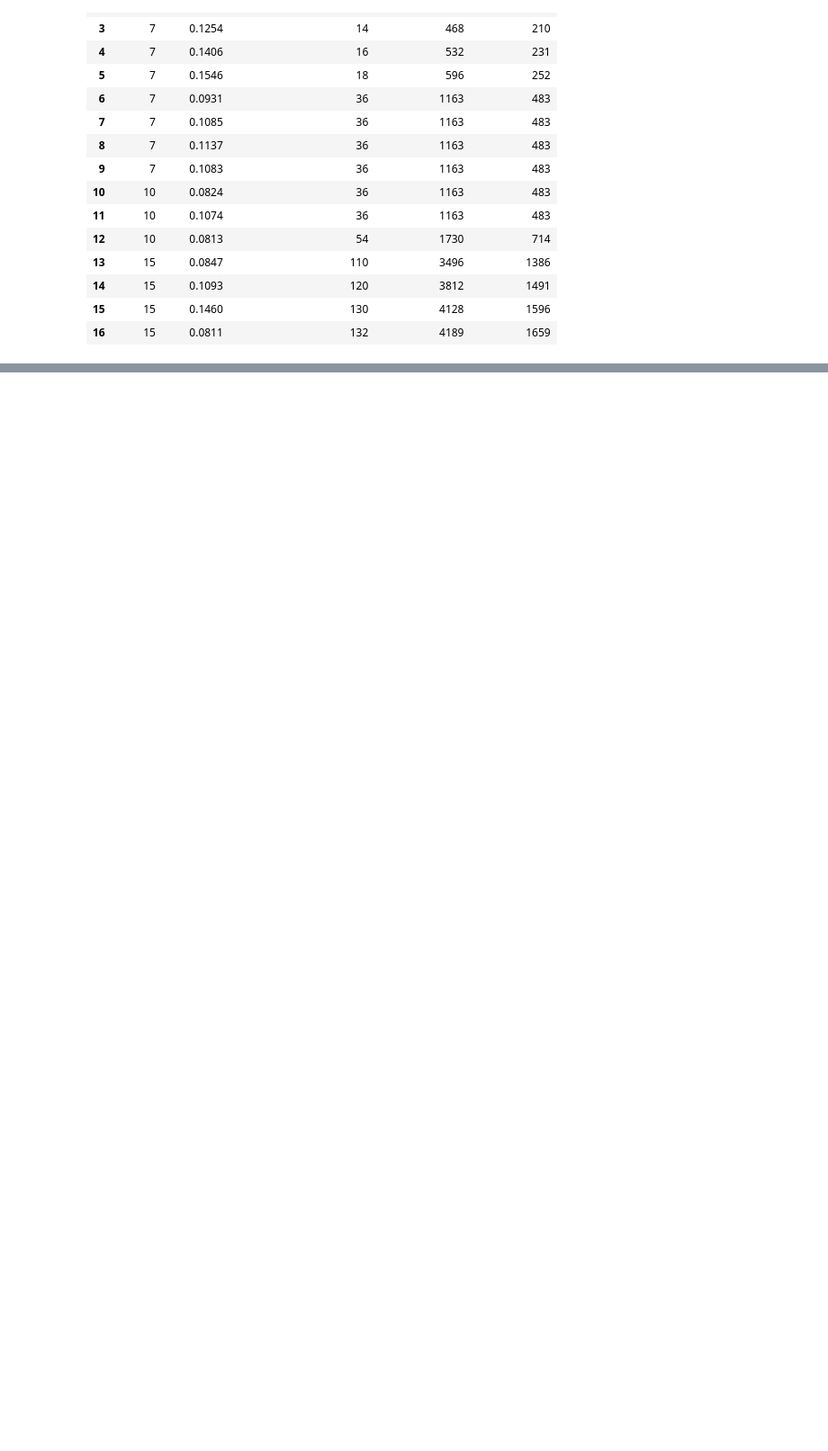
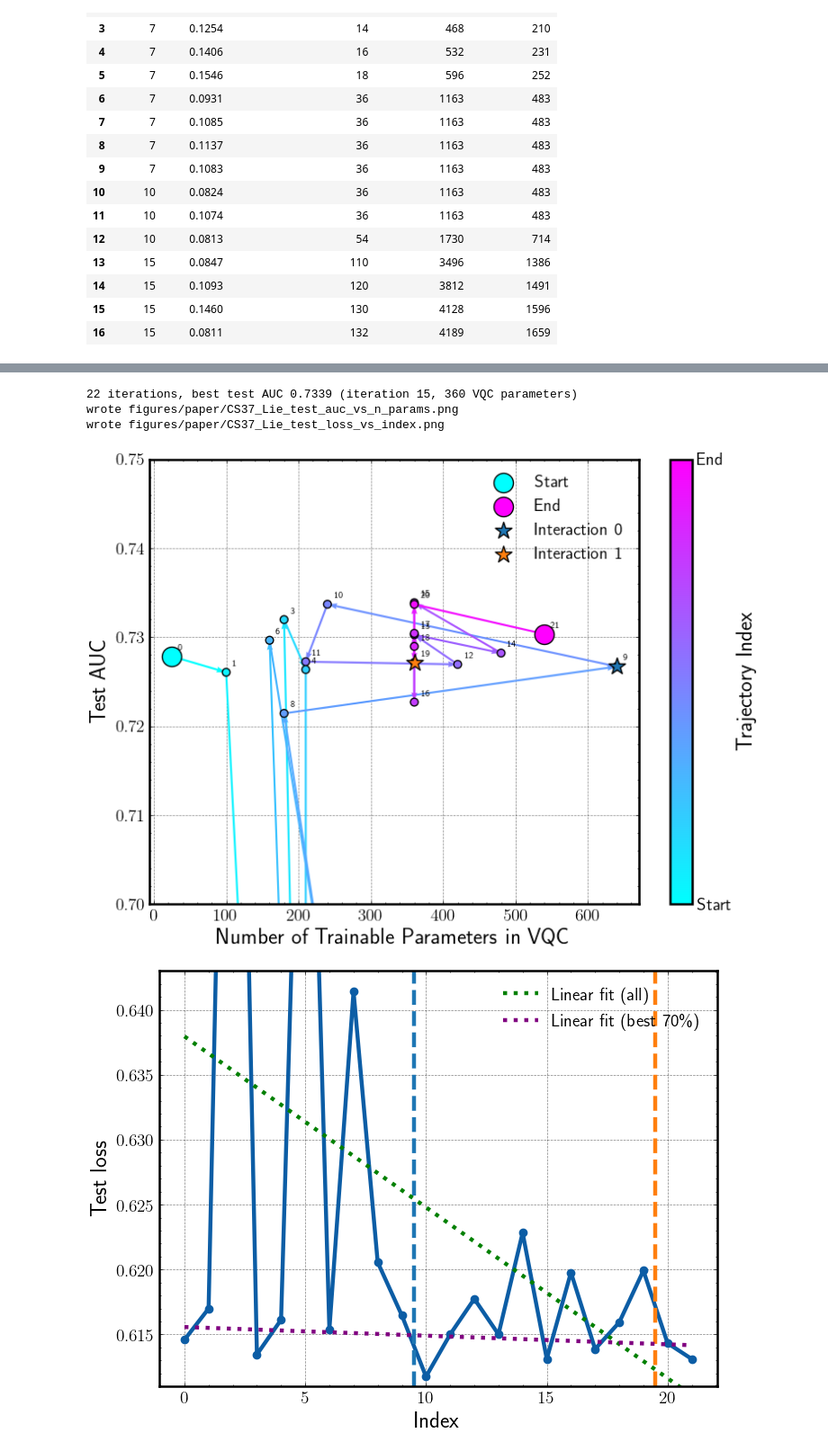
Before and after one commit to BoGGoG/agentic-vqc-design, a Jupyter notebook: paper_figures.ipynb, the cells around one changed output, grey strips where cells are left out. Shown at 90% size. Saved outputs shown, nothing was run; the diff lists cells and outputs as text; code cells hidden in the pictures; blank space fills up the shorter version.

```diff
--- a/paper_figures.ipynb
+++ b/paper_figures.ipynb
@@ -594,0 +605,78 @@ iteration 16: 4189 gates, 1386 CNOTs, depth 1659
+# %%
+LIE_FOLDER = "LieEQGNN_runs_log_Sonnet_3_7_2025_12_23"
+LIE_INTERACTIONS = [9, 19]
+
+lie_files = sorted(glob.glob(str(RUNS / LIE_FOLDER / "*.parquet")))
+lie = pd.concat([pd.read_parquet(f) for f in lie_files], ignore_index=True)
+# n_trainable_params_VQC holds one entry per VQC in the model; the figure uses their sum.
+lie["n_params_VQC_total"] = lie["n_trainable_params_VQC"].apply(
+    lambda d: sum(v for v in d.values() if v is not None)
+)
+best = int(lie["test_auc"].idxmax())
+print(f"{len(lie)} iterations, best test AUC {lie['test_auc'].max():.4f} (iteration {best}, "
+      f"{lie['n_params_VQC_total'][best]} VQC parameters)")
+
+
+def plot_lie_auc_vs_params(df, interactions):
+    x = df["n_params_VQC_total"].to_numpy()
+    y = df["test_auc"].to_numpy()
+    fig, ax = plt.subplots(figsize=(8, 6))
+    n = len(x)
+    norm = mpl.colors.Normalize(vmin=0, vmax=n - 1)
+    cmap = plt.cm.cool
+    colors = cmap(norm(np.arange(n)))
+    ax.quiver(x[:-1], y[:-1], np.diff(x), np.diff(y), angles="xy", scale_units="xy", scale=1,
+              color=colors[:-1], width=0.004)
+    for i, (xi, yi) in enumerate(zip(x, y)):
+        ax.annotate(str(i), (xi, yi), textcoords="offset points", xytext=(5, 5), ha="left", fontsize=7)
+    ax.scatter(x, y, c=colors, s=40, edgecolor="k")
+    ax.scatter(x[0], y[0], color=colors[0], label="Start", s=250, edgecolor="k", marker="o")
+    ax.scatter(x[-1], y[-1], color=colors[-1], label="End", s=250, edgecolor="k", marker="o")
+    for k, it in enumerate(interactions):
+        ax.scatter(x[it], y[it], color=INTERACTION_COLORS[k], label=f"Interaction {k}", s=200,
+                   edgecolor="k", marker="*")
+    ax.legend()
+    ax.set_xlabel("Number of Trainable Parameters in VQC")
+    ax.set_ylabel("Test AUC")
+    sm = plt.cm.ScalarMappable(cmap=cmap, norm=norm)
+    sm.set_array([])
+    cbar = plt.colorbar(sm, ax=ax, ticks=[0, n - 1])
+    cbar.set_label("Trajectory Index")
+    cbar.set_ticklabels(["Start", "End"])
+    ax.set_ylim(0.70, 0.75)
+    fig.tight_layout()
+    return fig
+
+
+def plot_lie_loss_vs_index(df, interactions):
+    y = df["test_loss"].to_numpy()
+    x = np.arange(len(y))
+    fig, ax = plt.subplots(figsize=(8, 6))
+    ax.plot(x, y, marker="o")
+    for k, it in enumerate(interactions):
+        ax.axvline(it + 0.5, c=INTERACTION_COLORS[k], ls="--")
+    m_all, b_all = np.polyfit(x, y, deg=1)
+    ax.plot(x, m_all * x + b_all, color="green", ls=":", label="Linear fit (all)")
+    mask = y < np.quantile(y, 0.7)  # lower is better: keep the best 70%
+    m_q, b_q = np.polyfit(x[mask], y[mask], deg=1)
+    pct = r"70\%" if USE_TEX else "70%"
+    ax.plot(x, m_q * x + b_q, color="purple", ls=":", label=f"Linear fit (best {pct})")
+    ax.set_xlabel("Index")
+    ax.set_ylabel("Test loss")
+    ax.set_ylim(0.611, 0.643)
+    ax.legend()
+    return fig
+
+
+with paper_style(), mpl.rc_context(PAPER_RC):
+    fig_a = plot_lie_auc_vs_params(lie, LIE_INTERACTIONS)
+    save(fig_a, "CS37_Lie_test_auc_vs_n_params.png")
+    fig_b = plot_lie_loss_vs_index(lie, LIE_INTERACTIONS)
+    save(fig_b, "CS37_Lie_test_loss_vs_index.png")
+    plt.show()
+# %% [output]
+22 iterations, best test AUC 0.7339 (iteration 15, 360 VQC parameters)
+wrote figures/paper/CS37_Lie_test_auc_vs_n_params.png
+wrote figures/paper/CS37_Lie_test_loss_vs_index.png
+[figure, added]
+[figure, added]
```
Also changed, not shown: parts of 2 cells of this notebook, 3 other files.
